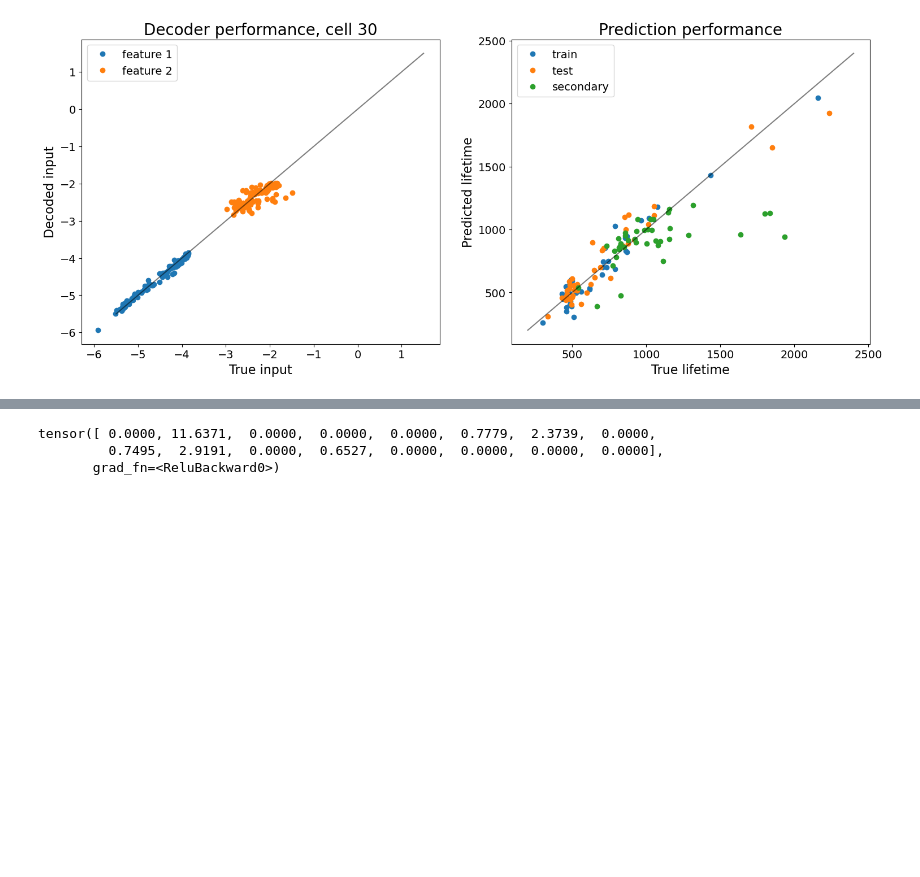
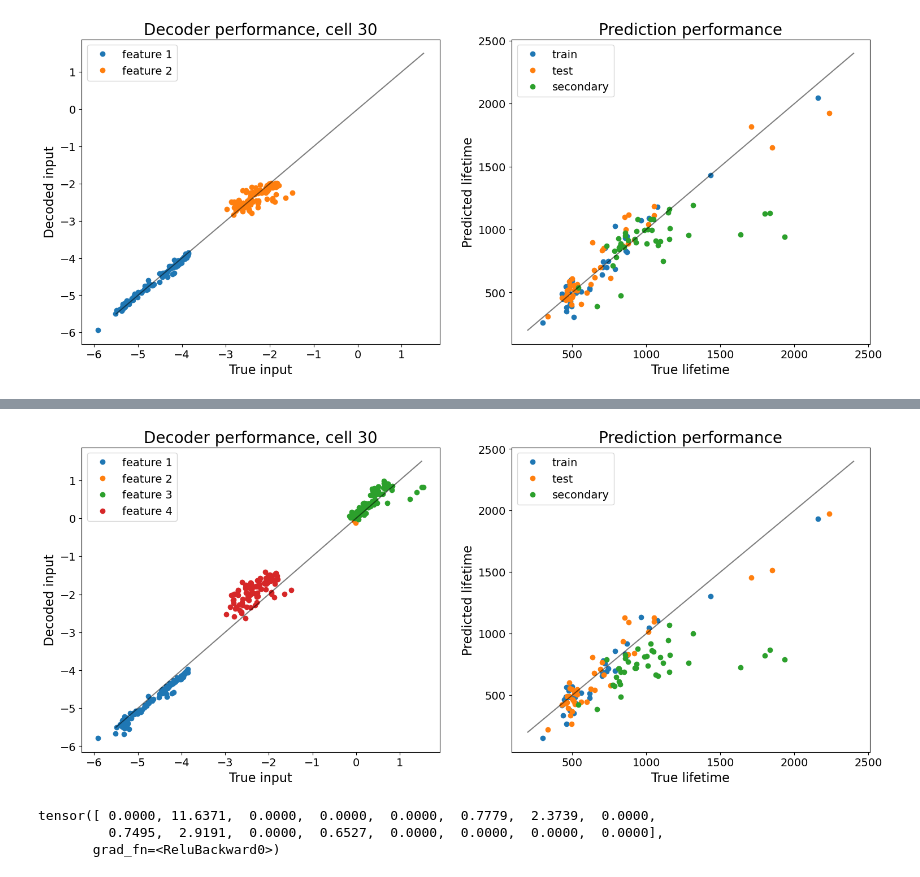
Before and after one commit to nathan99sun/HybridPred, a Jupyter notebook: source/AutoEncoders_DimensionReduction.ipynb, the cells around one changed output, grey strips where cells are left out. Cells and saved outputs as stored; diff of their text form; code cells hidden in the pictures; blank space fills up the shorter version.

```diff
--- a/source/AutoEncoders_DimensionReduction.ipynb
+++ b/source/AutoEncoders_DimensionReduction.ipynb
@@ -140,3 +140,20 @@ train    85.34705
 test     111.76651
 sec      280.20233
 [figure]
+# %%
+# ON 3 FEATURES
+train_policy = {
+    "num_stages": 1,
+    "epochs": [200],
+    "learning_rates": [1e-4],
+    "batch_sizes": [8],
+    "prediction_weights": [1/80000],
+    "decoding_weights": [30],
+    "en_weights": [2]
+}
+
+
+model = AutoEncoder_ElasticNet(n_features=len(features), n_cycles=n_cycles)
+#train = TensorDataset(torch.Tensor(x[train_ind]),torch.Tensor(y[train_ind]))
+model.fit(x,y, train_policy)
+# %% [output]
@@ -143,3 +176,4 @@ sec      280.20233
+[figure, added]
 # %%
 model.encoder(x[5])
 # %% [output]
```
Also changed, not shown: parts of 3 cells of this notebook.
